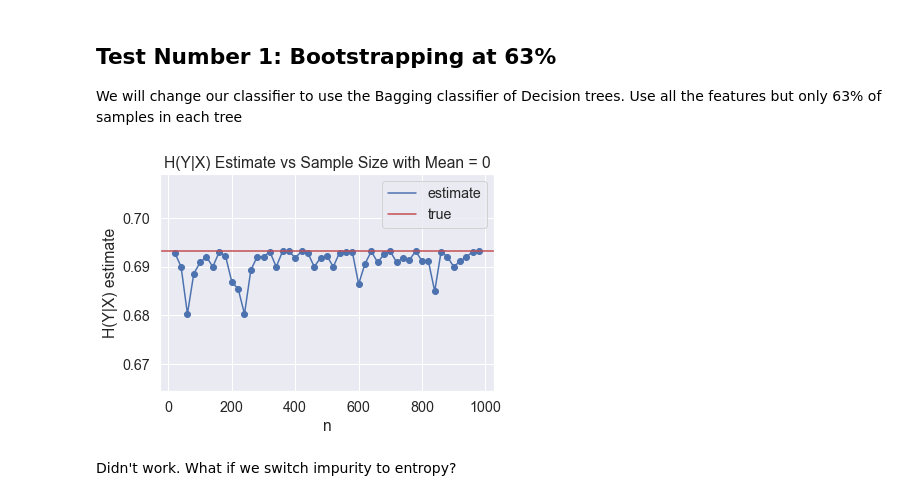
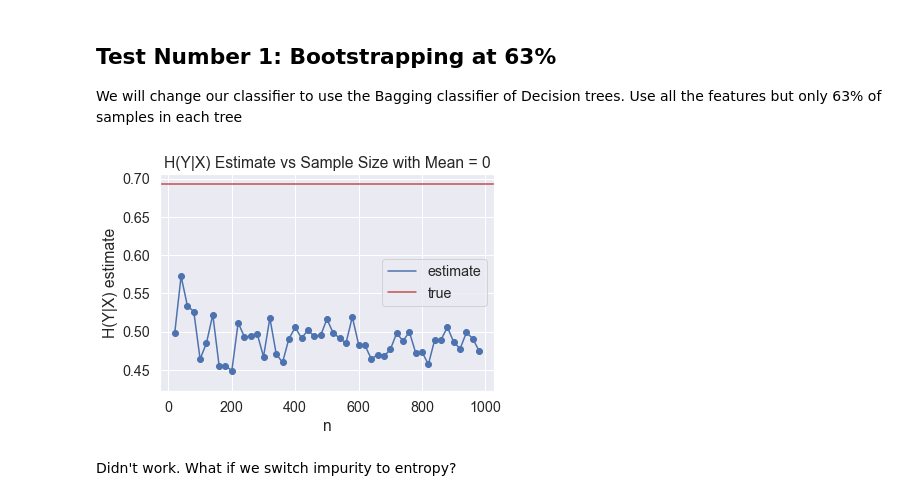
Before and after one commit to rguo123/conditional_entropy_forests, a Jupyter notebook: Preventing Overfitting in Random Forest Estimate.ipynb, the cells around one changed output. Drawn from its saved outputs; the diff is of its cells as text; code cells hidden in the pictures.

```diff
--- a/Preventing Overfitting in Random Forest Estimate.ipynb
+++ b/Preventing Overfitting in Random Forest Estimate.ipynb
@@ -101,7 +306,7 @@ from sklearn.ensemble import BaggingClassifier
 from sklearn.tree import DecisionTreeClassifier
 
 def estimate_conditional_entropy(X, y, n_trees = 100, max_samples = 1., max_features = 1.):
-    model = BaggingClassifier(DecisionTreeClassifier(), n_estimators = n_trees, max_samples= max_samples, max_features= max_features, oob_score = False, bootstrap = True)
+    model = BaggingClassifier(DecisionTreeClassifier(), n_estimators = n_trees, max_samples= max_samples, max_features= max_features, oob_score = True, bootstrap = True)
     model.fit(X, y)
     class_counts = np.zeros((X.shape[0], model.n_classes_))
     for tree_in_forest in model:
@@ -123,23 +328,23 @@ def estimate_conditional_entropy(X, y, n_trees = 100, max_samples = 1., max_feat
 # %%
 def get_cond_entropy_vs_n(mean):
     conditional_entropy = []
     sample_sizes = [i*20 for i in range(1, 50)]
     for elem in sample_sizes:
         X, y = get_sample(elem, mean, 1)
-        conditional_entropy.append(estimate_conditional_entropy(np.array(X).reshape(-1, 1), y, 500, 1))
+        conditional_entropy.append(estimate_conditional_entropy(np.array(X).reshape(-1, 1), y, 500, .63))
     return sample_sizes, conditional_entropy
 
-sample_sizes, cond_entropy = get_cond_entropy_vs_n(1)
+sample_sizes, cond_entropy = get_cond_entropy_vs_n(0)
 plt.scatter(sample_sizes, cond_entropy)
 line_est, = plt.plot(sample_sizes, cond_entropy, label = "estimate")
 line_true = plt.axhline(y=.69315, color='r', linestyle='-', label = "true")
 plt.xlabel("n")
 plt.ylabel("H(Y|X) estimate")
 plt.legend(handles=[line_est, line_true])
 plt.title("H(Y|X) Estimate vs Sample Size with Mean = 0")
 plt.show()
 # %% [output]
-[figure, old version]
+[figure, new version]
 # %% [markdown]
 Didn't work. What if we switch impurity to entropy?
 # %%
```
Also changed, not shown: parts of 9 cells of this notebook, 1 other file.
